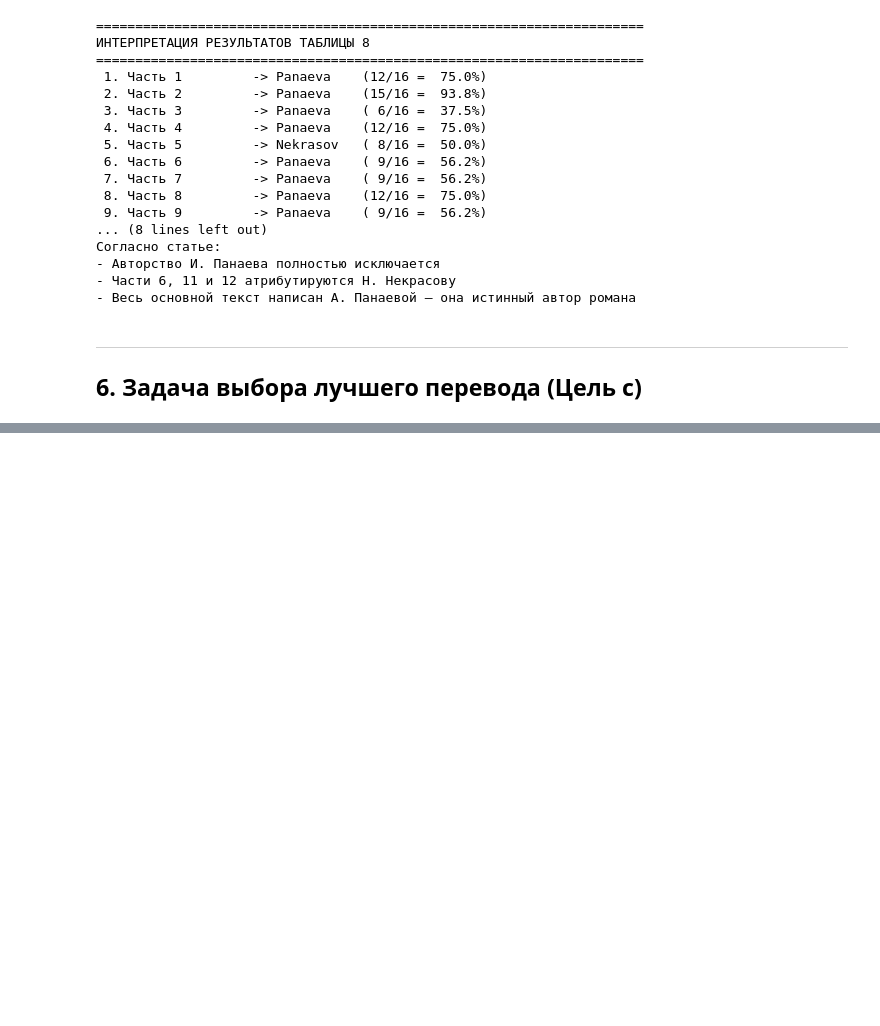
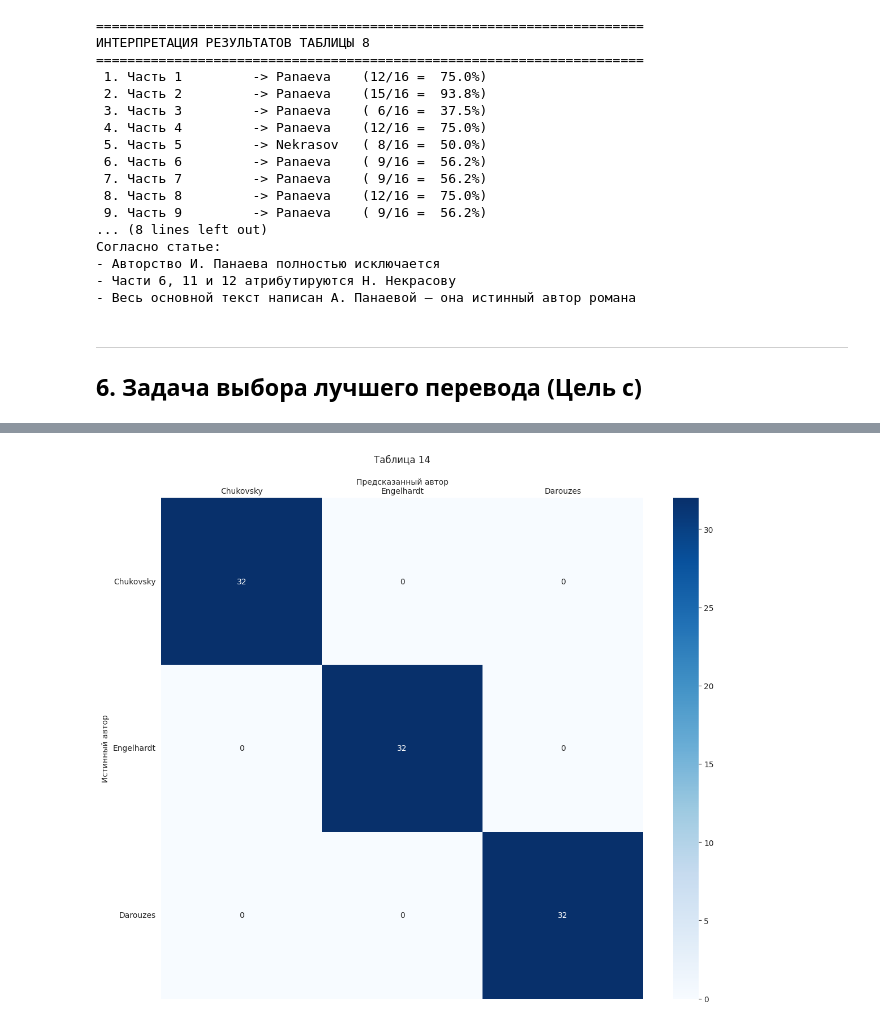
Before and after one commit to revlze/compression-authorship, a Jupyter notebook: experiments.ipynb, the cells around one changed output, grey strips where cells are left out. Drawn from its saved outputs; the diff is of its cells as text; code cells hidden in the pictures; blank space fills up the shorter version.

Commit message:
feat: added everything needed for the final experiment

```diff
--- a/experiments.ipynb
+++ b/experiments.ipynb
@@ -1424,0 +1439,42 @@ def compare_translations(original_author_path, translations_paths, compressor='l
+# %%
+def run_experiment(authors, preprocess_type, n_slices, compressor, lvl=6):
+    table = build_table(authors, preprocess_type, n_slices, compressor, lvl)
+    chi2, p_value, df = significance_level(table)
+    accuracy = get_accuracy(table)
+    return {
+        'table': table,
+        'chi2': chi2,
+        'p_value': p_value,
+        'df': df,
+        'accuracy': accuracy
+    }
+
+def plot_confusion_matrix(table, title='Confusion Matrix'):
+    plt.figure(figsize=(12, 10))
+    ax = sns.heatmap(
+        table,
+        annot=True,
+        fmt='d',
+        cmap='Blues',
+        cbar=True
+    )
+    ax.set_title(title, pad=20)
+    ax.xaxis.tick_top()
+    ax.xaxis.set_label_position('top')
+    ax.tick_params(axis='x', length=0)
+    ax.set_xlabel('Предсказанный автор')
+    ax.set_ylabel('Истинный автор')
+    plt.xticks(rotation=0, ha='center')
+    plt.yticks(rotation=0)
+    plt.tight_layout()
+    plt.show()
+# %%
+result = run_experiment(
+    authors=AUTHORS_SINGLE,
+    preprocess_type='origcase_withpunct_withstop',
+    n_slices=N_SLICES,
+    compressor='lzma',
+    lvl=6
+)
+print(f"chi2 = {result['chi2']:.1f}, p-value = {result['p_value']:.2e}, Accuracy = {result['accuracy']:.2%}")
+result['table']
@@ -1424,0 +1487,4 @@ def compare_translations(original_author_path, translations_paths, compressor='l
+# %%
+plot_confusion_matrix(result['table'], 'Таблица 14')
+# %% [output]
+[figure, added]
```
Also changed, not shown: parts of 52 cells of this notebook, 6 other files.
